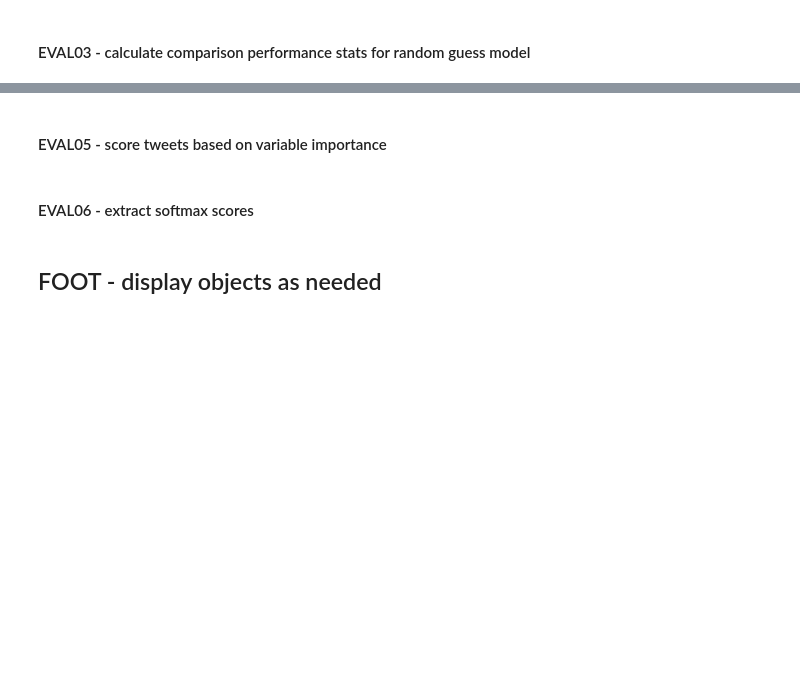
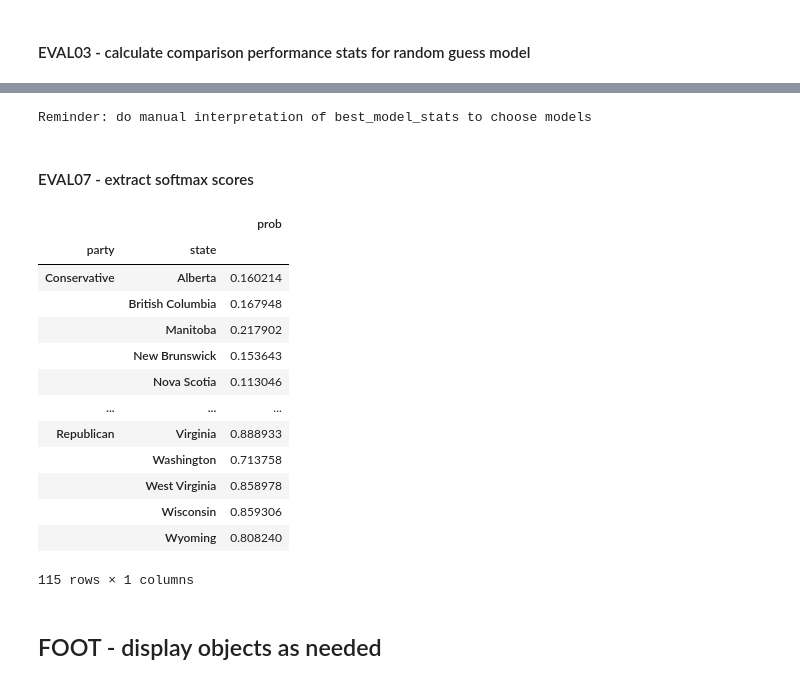
Before and after one commit to sjoshuam/word_choice_communities, a Jupyter notebook: 1_generate_data_and_models.ipynb, the cells around one changed output, grey strips where cells are left out. Cells and saved outputs as stored; diff of their text form; code cells hidden in the pictures; blank space fills up the shorter version.

```diff
--- a/1_generate_data_and_models.ipynb
+++ b/1_generate_data_and_models.ipynb
@@ -22,6 +22,8 @@ settings = {
     'rebuild_bayes_hparams': False, ## rebuild v cache ml training MODE05
     'rebuild_forest_hparams': False, ## rebuild v cache ml training MODE06
     'rebuild_adaboost_hparams': False, ## rebuild v cache ml training MODE07
+
+    'rebuild_important_features': False, ## rebuild/cache var importance EVAL04
     }
 # %% [markdown]
 #### HEAD02 - load libraries
@@ -730,3 +752,5 @@ best_model_stats.to_csv('C_Output/best_model_stats.csv')
 #### EVAL04 - determine variable importance
-# %% [markdown]
-#### EVAL05 - score tweets based on variable importance
+# %%
+print('Reminder: do manual interpretation of best_model_stats to choose models')
+# %% [output]
+Reminder: do manual interpretation of best_model_stats to choose models
@@ -733,5 +818,46 @@ best_model_stats.to_csv('C_Output/best_model_stats.csv')
 # %% [markdown]
-#### EVAL06 - extract softmax scores
+#### EVAL07 - extract softmax scores
+# %%
+def find_y2_prob(x = forest_hparams, ud = user_data.copy()):
+
+    ## calculate probabilities
+    f = x['feature_unitary'].best_estimator_
+    prob = np.concatenate(
+        [f.predict_proba(train_x), f.predict_proba(test_x)], axis = 0)
+    prob = prob[:, 1]
+    prob = pd.Series(prob, name = 'prob')
+    prob = pd.DataFrame(prob)
+    prob.index = pd.concat([pd.Series(train_x.index), pd.Series(test_x.index)])
+    prob['y2'] = pd.concat([pd.Series(train_y2), pd.Series(test_y2)])
+
+    ## merge into user object and calculate statistics
+    ud['state'] = ud['state'].str.strip()
+    ud = ud.merge(prob, left_on = 'handle', right_index = True)
+    ud = ud[['party', 'state', 'prob']].groupby(['party', 'state']).mean()
+
+    return ud
+
+
+
+## execute code
+state_scores = find_y2_prob()
+state_scores.to_csv('C_Output/state_scores.csv')
+state_scores
+# %% [output]
+|  |  | prob |
+| party | state |  |
+| Conservative | Alberta | 0.160214 |
+|  | British Columbia | 0.167948 |
+|  | Manitoba | 0.217902 |
+|  | New Brunswick | 0.153643 |
+|  | Nova Scotia | 0.113046 |
+| ... | ... | ... |
+| Republican | Virginia | 0.888933 |
+|  | Washington | 0.713758 |
+|  | West Virginia | 0.858978 |
+|  | Wisconsin | 0.859306 |
+|  | Wyoming | 0.808240 |
+115 rows × 1 columns
 # %%
 ##########==========##########==========##########==========##########==========
 # %% [markdown]
```
Also changed, not shown: parts of 6 cells of this notebook, 1 other file.
